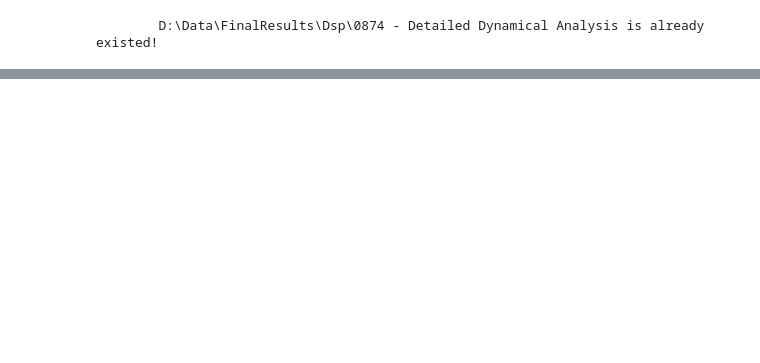
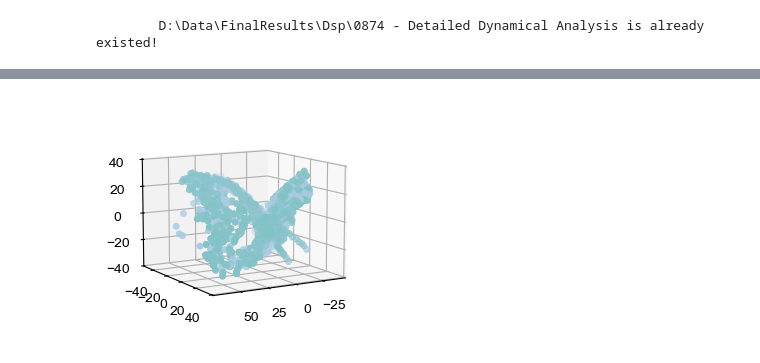
Before and after one commit to YAO-Shuyang/PlotFigures, a Jupyter notebook: NodeFigures/Fig0874 - Detailed Dynamical Analysis.ipynb, the cells around one changed output, grey strips where cells are left out. Drawn from its saved outputs; the diff is of its cells as text; code cells hidden in the pictures; blank space fills up the shorter version.

```diff
--- a/NodeFigures/Fig0874 - Detailed Dynamical Analysis.ipynb
+++ b/NodeFigures/Fig0874 - Detailed Dynamical Analysis.ipynb
@@ -144,0 +543,34 @@ ax.view_init(elev=10, azim=60)
+# %%
+from sklearn.manifold import Isomap
+from sklearn.decomposition import PCA
+
+pca = PCA(n_components=30)
+denoised_data = pca.fit_transform(neural_traj[:, np.concatenate((idx_R0, idx_R))].T)
+
+isomap = Isomap(n_components=3)
+reduced_data = isomap.fit_transform(denoised_data)
+# %%
+fig = plt.figure(figsize=(6, 3))
+ax = Clear_Axes(fig.add_subplot(111, projection='3d'), close_spines=['top', 'right'], ifxticks=True, ifyticks=True)
+for i in range(len(dlap_R0)-1):
+    forward_idx = np.where(is_forward(nodes_traj[np.concatenate((idx_R0, idx_R))][dlap_R0[i]:dlap_R0[i+1]], trace['maze_type']))[0]
+    ax.scatter(
+        reduced_data[dlap_R0[i]:dlap_R0[i+1], 0][forward_idx],
+        reduced_data[dlap_R0[i]:dlap_R0[i+1], 1][forward_idx],
+        reduced_data[dlap_R0[i]:dlap_R0[i+1], 2][forward_idx],
+        color=DSPPalette[0],
+        linewidth=0.5
+    )
+dlap_R = np.concatenate(([0], np.where(np.diff(lap_traj[idx_R]) != 0)[0]+1, [len(idx_R)]))
+for i in range(len(dlap_R)-1):
+    forward_idx = np.where(is_forward(nodes_traj[np.concatenate((idx_R0, idx_R))][dlap_R[i]:dlap_R[i+1]], trace['maze_type']))[0]
+    ax.scatter(
+        reduced_data[dlap_R[i]:dlap_R[i+1], 0][forward_idx],
+        reduced_data[dlap_R[i]:dlap_R[i+1], 1][forward_idx],
+        reduced_data[dlap_R[i]:dlap_R[i+1], 2][forward_idx],
+        color=DSPPalette[1],
+        linewidth=0.5
+    )
+ax.view_init(elev=10, azim=60)
+# %% [output]
+[figure, added]
```
Also changed, not shown: parts of 6 cells of this notebook, 3 other files.
